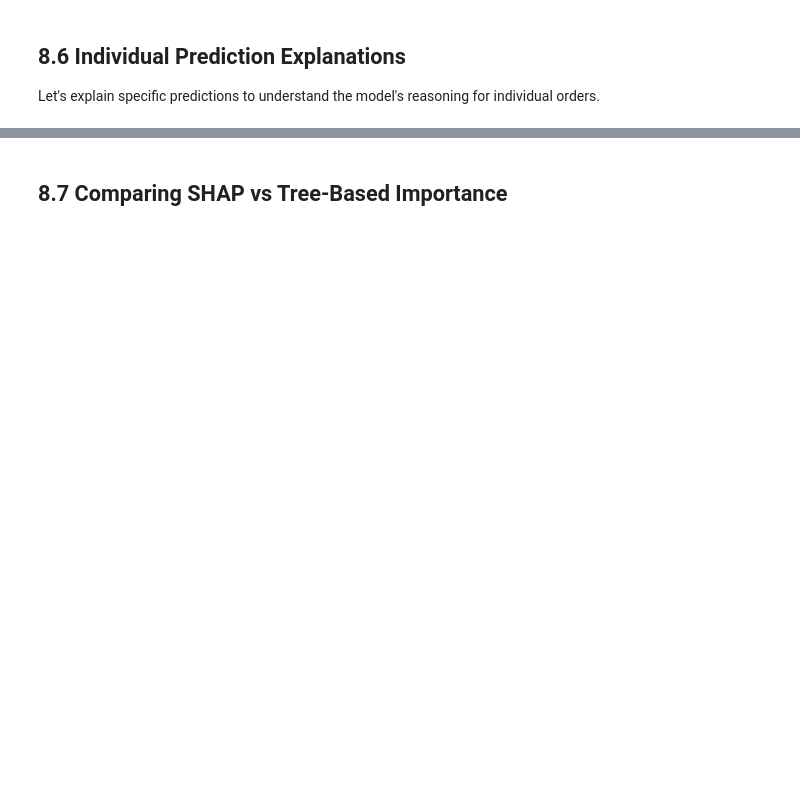
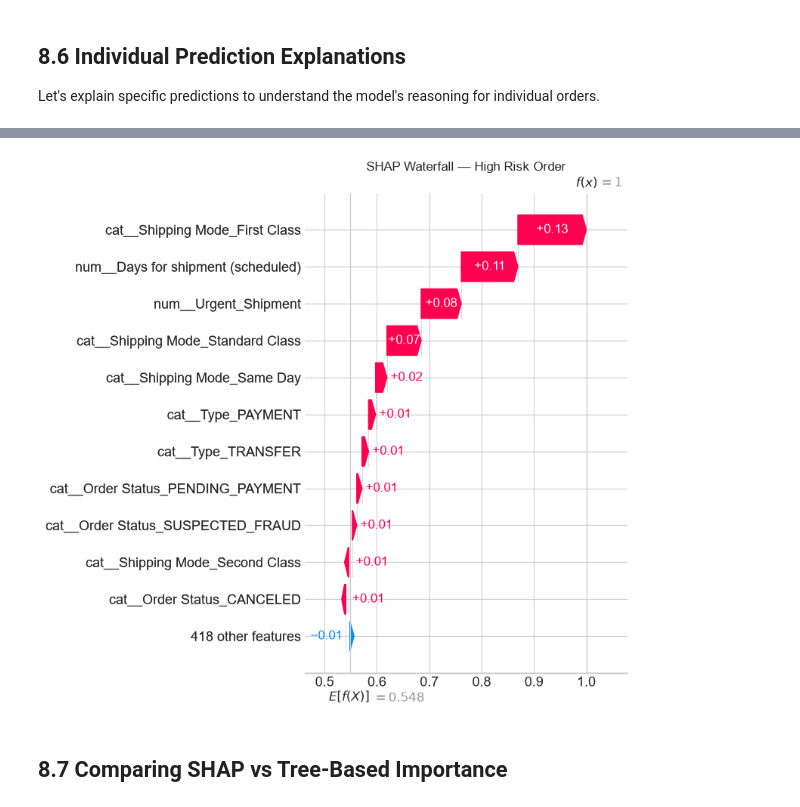
Before and after one commit to YogeshKhillare04/supply-chain-risk-intelligence, a Jupyter notebook: notebooks/08_explainability.ipynb, the cells around one changed output, grey strips where cells are left out. Cells and saved outputs as stored; diff of their text form; code cells hidden in the pictures; blank space fills up the shorter version.

```diff
--- a/notebooks/08_explainability.ipynb
+++ b/notebooks/08_explainability.ipynb
@@ -162,16 +215,18 @@ for _, row in top_factors.iterrows():
 # %%
 # Waterfall plot for high-risk prediction
 shap_explanation = shap.Explanation(
     values=shap_vals[high_risk_idx],
-    base_values=explainer.expected_value[1] if isinstance(explainer.expected_value, list) else explainer.expected_value,
+    base_values=explainer.expected_value[1] if hasattr(explainer.expected_value, '__getitem__') and len(explainer.expected_value) > 1 else explainer.expected_value,
     feature_names=feature_names
 )
 
 plt.figure(figsize=(10, 6))
 shap.plots.waterfall(shap_explanation, max_display=12, show=False)
 plt.title("SHAP Waterfall — High Risk Order")
 plt.tight_layout()
 plt.show()
+# %% [output]
+[figure, added]
 # %% [markdown]
 ## 8.7 Comparing SHAP vs Tree-Based Importance
 # %%
```
Also changed, not shown: parts of 9 cells of this notebook, 13 other files.
